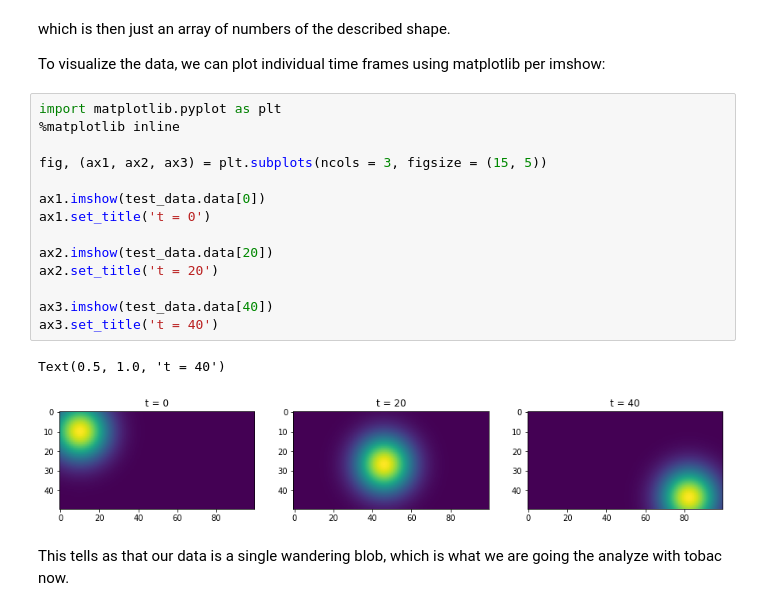
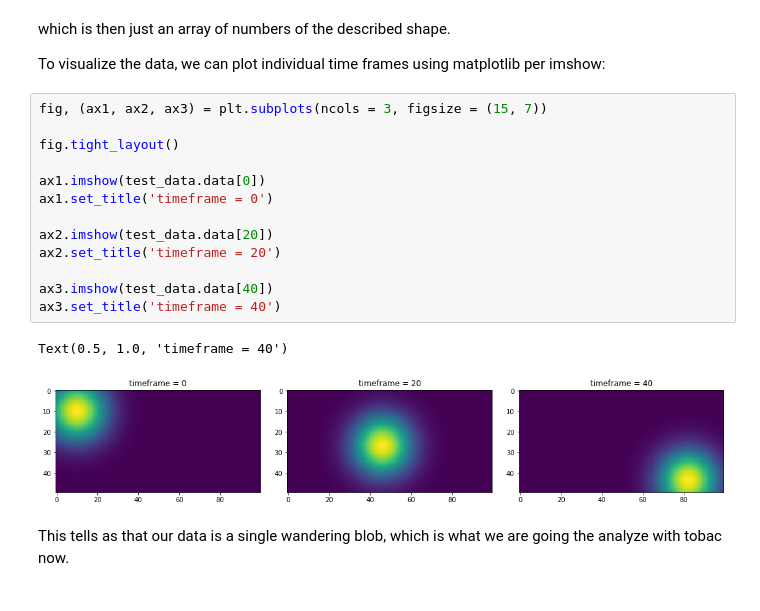
Before and after one commit to tobac-project/tobac-tutorials, a Jupyter notebook: tutorials/Tutorials/basic_functionality.ipynb, the cells around one changed output. Drawn from its saved outputs; the diff is of its cells as text.

```diff
--- a/tutorials/Tutorials/basic_functionality.ipynb
+++ b/tutorials/Tutorials/basic_functionality.ipynb
@@ -46,23 +53,22 @@ array([[3.67879441e+00, 4.04541885e+00, 4.40431655e+00, ...,
 which is then just an array of numbers of the described shape.
 
 To visualize the data, we can plot individual time frames using matplotlib per imshow:
-# %%
-import matplotlib.pyplot as plt
-%matplotlib inline
-
-fig, (ax1, ax2, ax3) = plt.subplots(ncols = 3, figsize = (15, 5))
-
-ax1.imshow(test_data.data[0])
-ax1.set_title('t = 0')
-
-ax2.imshow(test_data.data[20])
-ax2.set_title('t = 20')
-
-ax3.imshow(test_data.data[40])
-ax3.set_title('t = 40')
-# %% [output]
-Text(0.5, 1.0, 't = 40')
-[figure, removed]
+# %%
+fig, (ax1, ax2, ax3) = plt.subplots(ncols = 3, figsize = (15, 7))
+
+fig.tight_layout()
+
+ax1.imshow(test_data.data[0])
+ax1.set_title('timeframe = 0')
+
+ax2.imshow(test_data.data[20])
+ax2.set_title('timeframe = 20')
+
+ax3.imshow(test_data.data[40])
+ax3.set_title('timeframe = 40')
+# %% [output]
+Text(0.5, 1.0, 'timeframe = 40')
+[figure, added]
 # %% [markdown]
 This tells as that our data is a single wandering blob, which is what we are going the analyze with tobac now.
 # %% [markdown]
```
Also changed, not shown: parts of 18 cells of this notebook.
